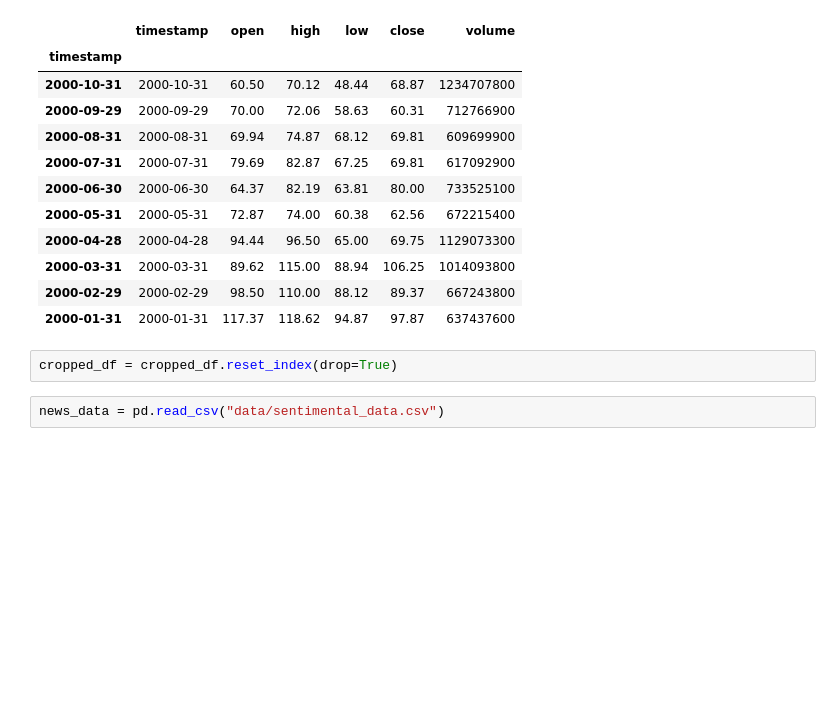
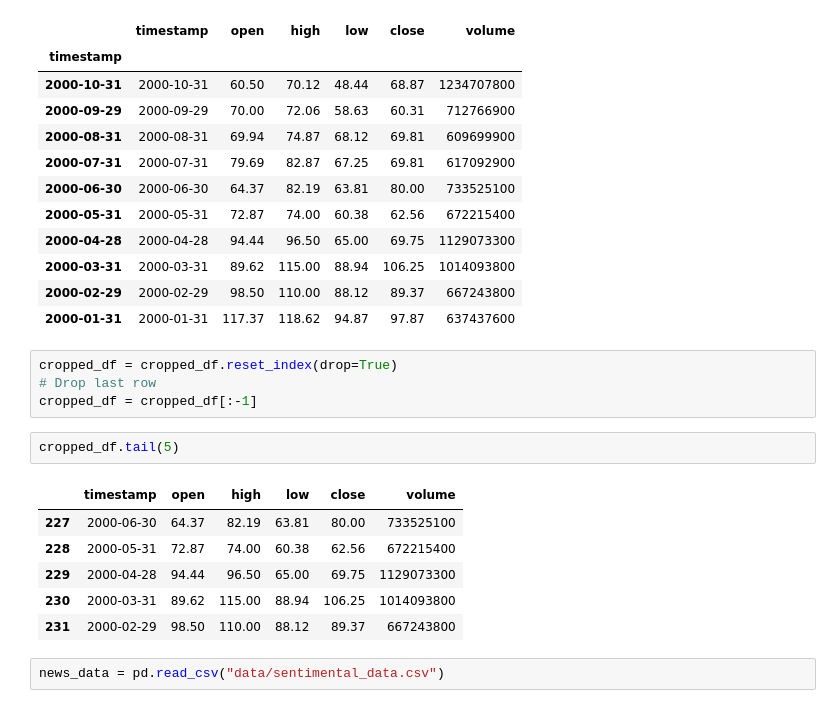
Before and after one commit to thu2pham/StockForecasting, a Jupyter notebook: event_based_forecasting.ipynb, the cells around one changed output. Saved outputs shown, nothing was run; the diff lists cells and outputs as text; blank space fills up the shorter version.

```diff
--- a/event_based_forecasting.ipynb
+++ b/event_based_forecasting.ipynb
@@ -140,6 +140,17 @@ cropped_df.tail(10)
 | 2000-01-31 | 2000-01-31 | 117.37 | 118.62 | 94.87 | 97.87 | 637437600 |
 # %%
 cropped_df = cropped_df.reset_index(drop=True)
+# Drop last row
+cropped_df = cropped_df[:-1]
+# %%
+cropped_df.tail(5)
+# %% [output]
+|  | timestamp | open | high | low | close | volume |
+| 227 | 2000-06-30 | 64.37 | 82.19 | 63.81 | 80.00 | 733525100 |
+| 228 | 2000-05-31 | 72.87 | 74.00 | 60.38 | 62.56 | 672215400 |
+| 229 | 2000-04-28 | 94.44 | 96.50 | 65.00 | 69.75 | 1129073300 |
+| 230 | 2000-03-31 | 89.62 | 115.00 | 88.94 | 106.25 | 1014093800 |
+| 231 | 2000-02-29 | 98.50 | 110.00 | 88.12 | 89.37 | 667243800 |
 # %%
 news_data = pd.read_csv("data/sentimental_data.csv")
 # %%
```
Also changed, not shown: parts of 12 cells of this notebook.
